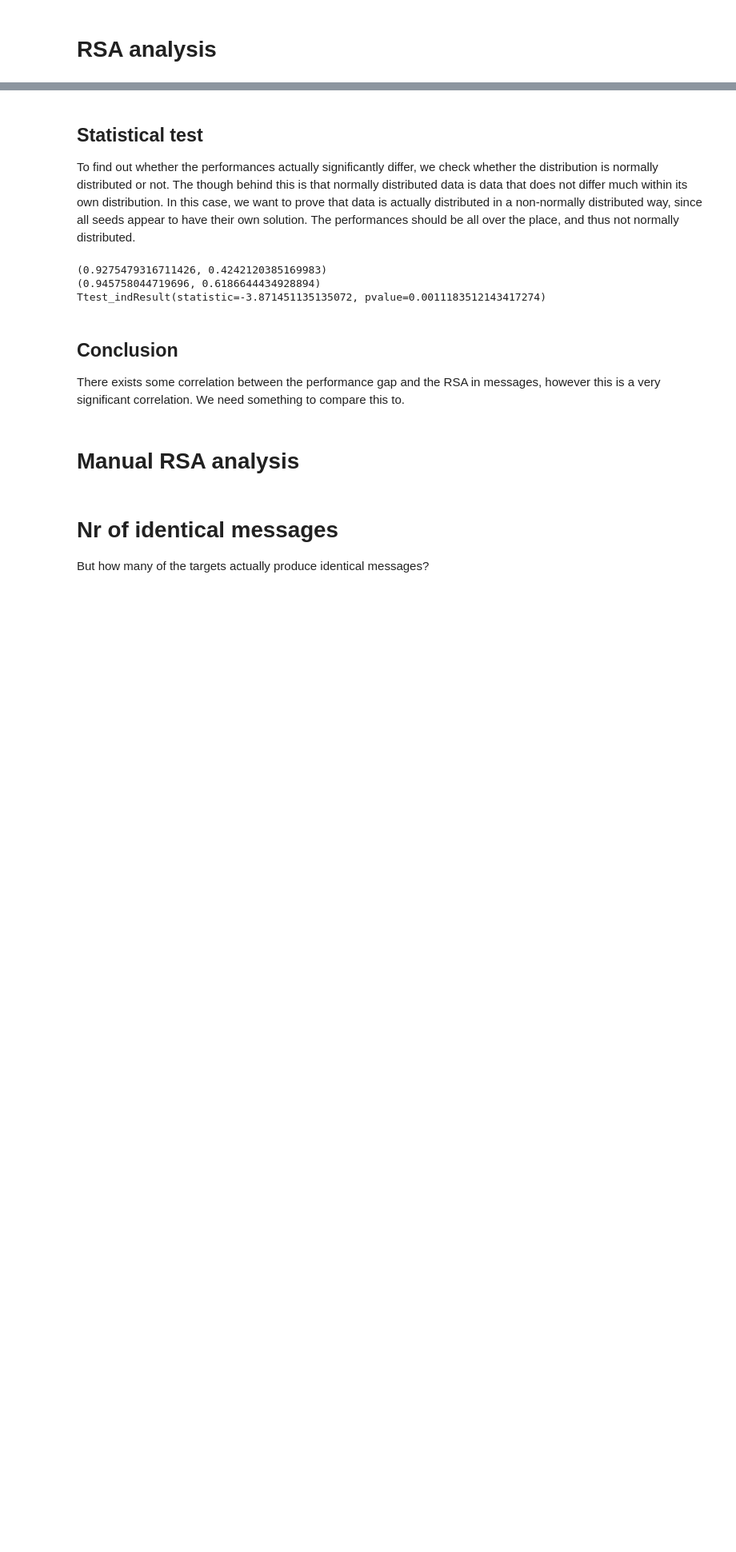
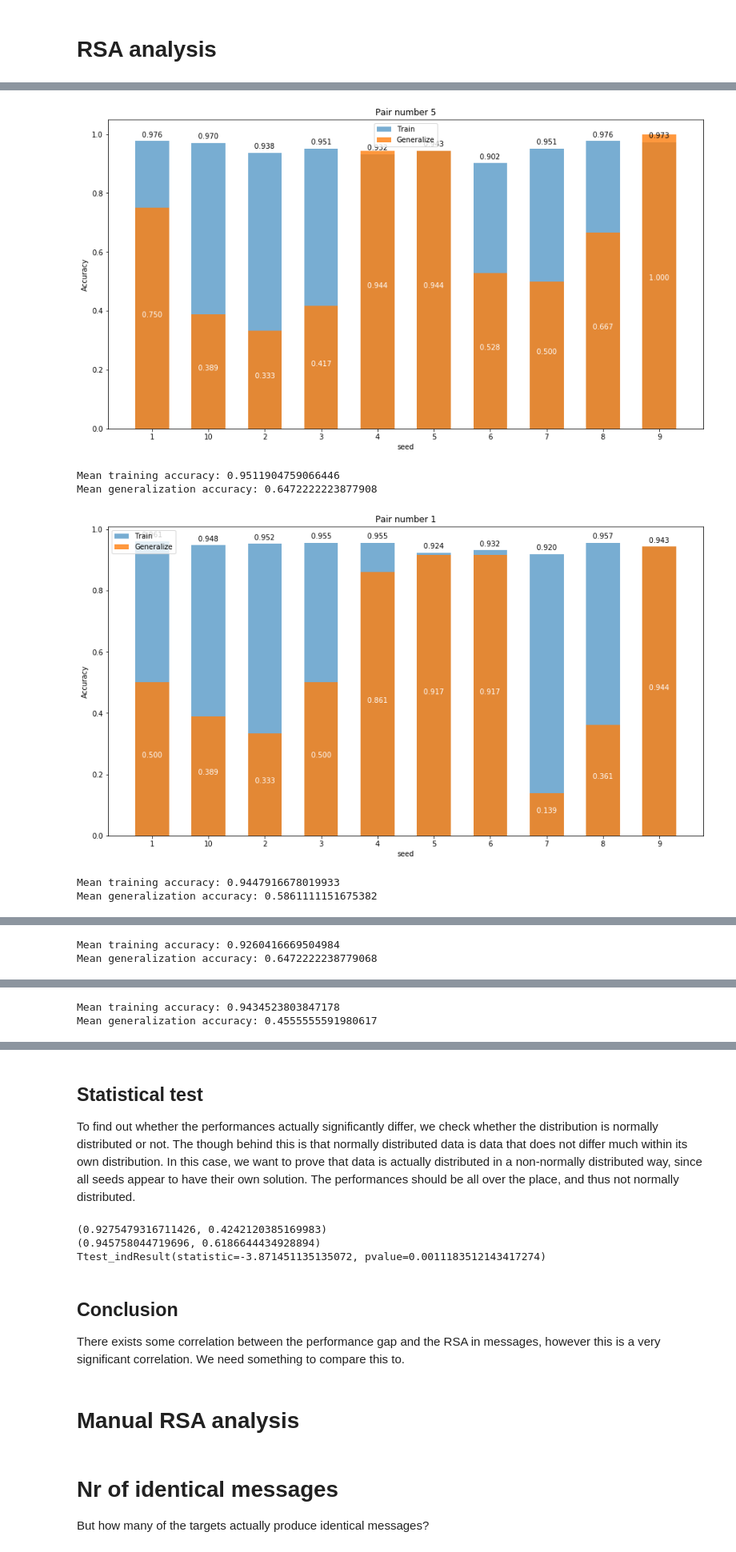
Before and after one commit to OscarLigthart/TopographicSimilarity, a Jupyter notebook: generalization_analysis.ipynb, the cells around one changed output, grey strips where cells are left out. Shown: that part at 80% size. Cells and saved outputs as stored; diff of their text form; code cells hidden in the pictures; blank space fills up the shorter version.

```diff
--- a/generalization_analysis.ipynb
+++ b/generalization_analysis.ipynb
@@ -409,0 +622,15 @@ runs/lstm_max_len_10_vocab_25_same_data_attr_5_split_2
+# %%
+# start by plotting them all individually
+paths = ["runs/lstm_max_len_10_vocab_25_same_data_attr_5_split_2"]
+
+train, generalize = load_pair_metrics(paths[0])
+
+for key in train.keys():
+    plot_results(train[key], generalize[key], title='Pair number ' + key)
+# %% [output]
+[figure, added]
+Mean training accuracy: 0.9511904759066446
+Mean generalization accuracy: 0.6472222223877908
+[figure, added]
+Mean training accuracy: 0.9447916678019933
+Mean generalization accuracy: 0.5861111151675382
@@ -409,0 +638,2 @@ runs/lstm_max_len_10_vocab_25_same_data_attr_5_split_2
+Mean training accuracy: 0.9260416669504984
+Mean generalization accuracy: 0.6472222238779068
@@ -409,0 +641,2 @@ runs/lstm_max_len_10_vocab_25_same_data_attr_5_split_2
+Mean training accuracy: 0.9434523803847178
+Mean generalization accuracy: 0.4555555591980617
```
Also changed, not shown: parts of 18 cells of this notebook, 7 other files.
